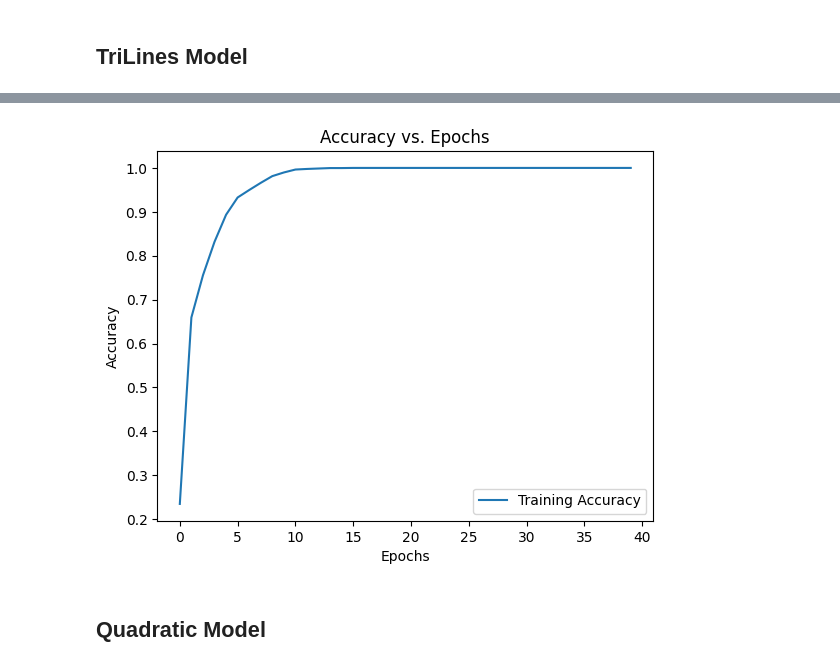
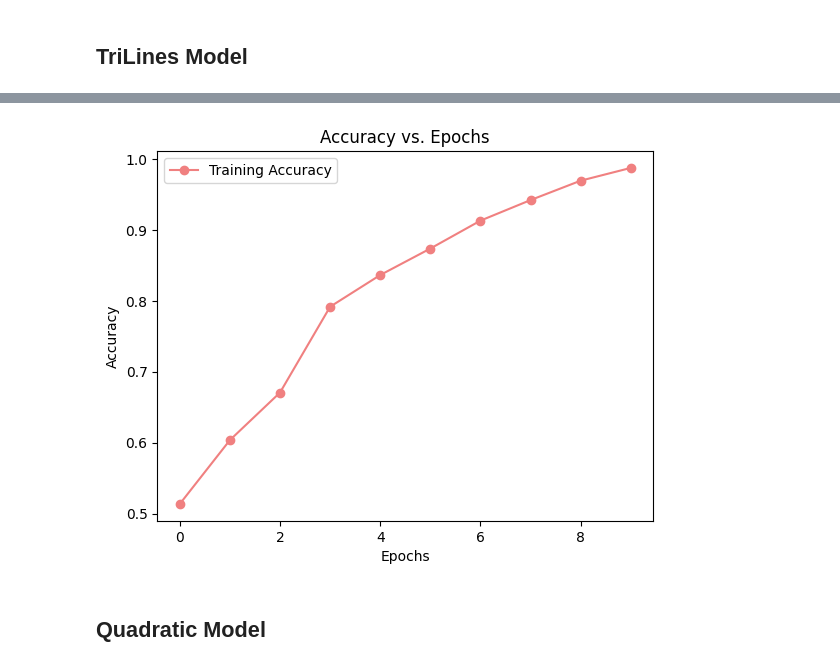
Before and after one commit to ariahosseini/DeepML, a Jupyter notebook: 003_TensorFlow_Proj_Three_FFNN_PolynomialCurves.ipynb, the cells around one changed output, grey strips where cells are left out. Cells and saved outputs as stored; diff of their text form; code cells hidden in the pictures.

```diff
--- a/003_TensorFlow_Proj_Three_FFNN_PolynomialCurves.ipynb
+++ b/003_TensorFlow_Proj_Three_FFNN_PolynomialCurves.ipynb
@@ -305,7 +237,7 @@ train_y = pd.get_dummies(train_df.color, drop_first=False).values
 test_x = np.column_stack((test_df.x.values, test_df.y.values))
 test_y = pd.get_dummies(test_df.color, drop_first=False).values
 # fit model
-hist = model.fit(train_x, train_y, batch_size=5, epochs=40)
+hist = model.fit(train_x, train_y, batch_size=5, epochs=10)
 # evaluation
 print("EVALUATION")
 model.evaluate(test_x, test_y)
@@ -332,13 +264,13 @@ EVALUATION
 # %%
 plt.figure()
-plt.plot(hist.history['accuracy'], label='Training Accuracy')
+plt.plot(hist.history['accuracy'], '-o', color='lightcoral', label='Training Accuracy')
 plt.xlabel('Epochs')
 plt.ylabel('Accuracy')
 plt.title('Accuracy vs. Epochs')
 plt.legend()
 plt.show()
 # %% [output]
-[figure, old version]
+[figure, new version]
 # %% [markdown]
 ## Quadratic Model
 # %%
```
Also changed, not shown: parts of 28 cells of this notebook.
